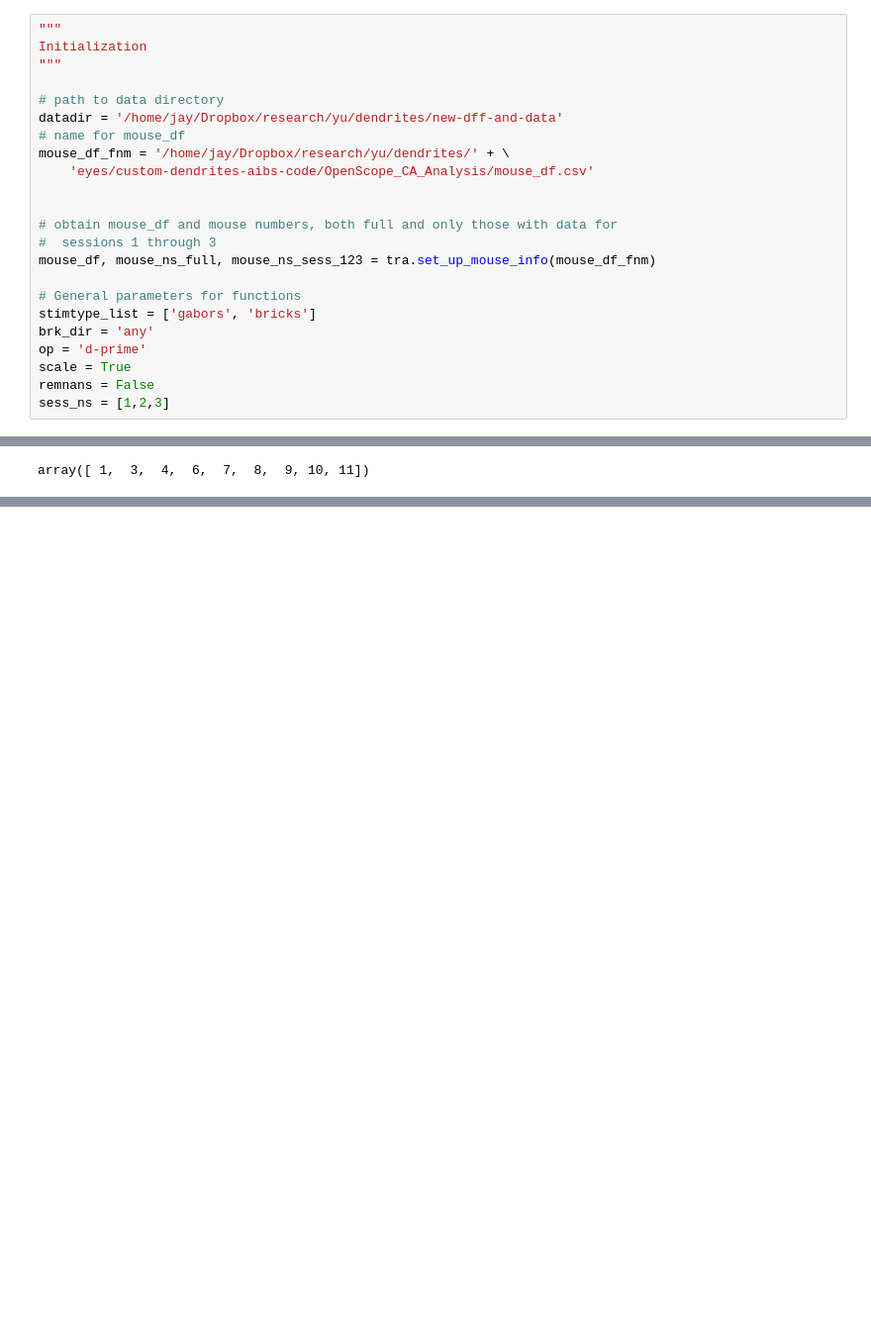
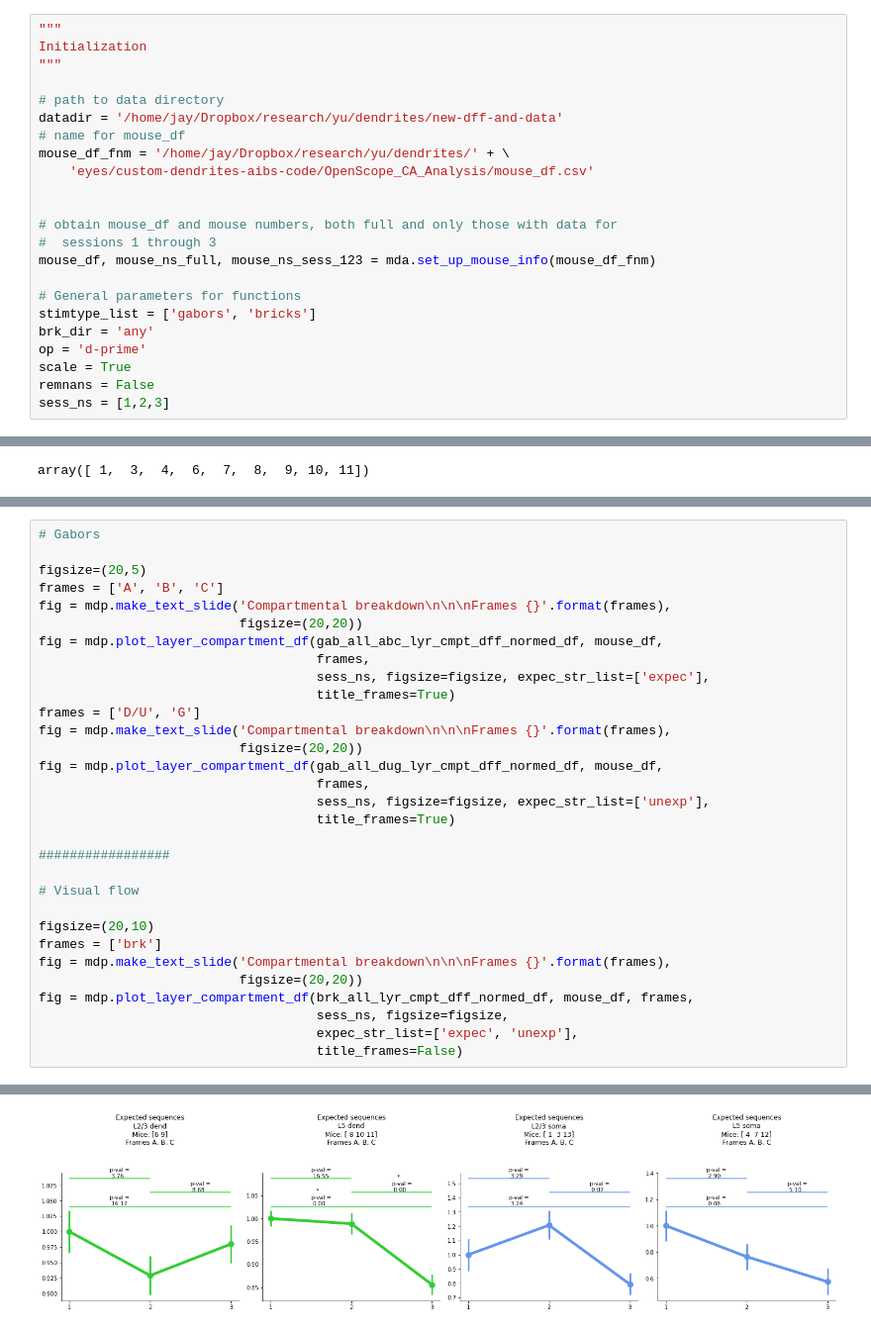
Before and after one commit to colleenjg/OpenScope_CA_Analysis, a Jupyter notebook: analysis/jp/notebooks/mean-dff-changes-over-days--generate-and-plot-data.ipynb, the cells around one changed output, grey strips where cells are left out. Shown at 99% size. Cells and saved outputs as stored; diff of their text form; blank space fills up the shorter version.

Commit message:
Updated 'mean-dff-changes-over-days--generate-and-plot-data.ipynb' to correct, up-to-date version.

```diff
--- a/analysis/jp/notebooks/mean-dff-changes-over-days--generate-and-plot-data.ipynb
+++ b/analysis/jp/notebooks/mean-dff-changes-over-days--generate-and-plot-data.ipynb
@@ -53,7 +36,7 @@ mouse_df_fnm = '/home/jay/Dropbox/research/yu/dendrites/' + \
 
 # obtain mouse_df and mouse numbers, both full and only those with data for
 #  sessions 1 through 3
-mouse_df, mouse_ns_full, mouse_ns_sess_123 = tra.set_up_mouse_info(mouse_df_fnm)
+mouse_df, mouse_ns_full, mouse_ns_sess_123 = mda.set_up_mouse_info(mouse_df_fnm)
 
 # General parameters for functions
 stimtype_list = ['gabors', 'bricks']
@@ -2131,0 +250,32 @@ def subplot_layer_compartment(ax, layer, compartment, which_sessns, mouse_ns,
+# %%
+# Gabors
+
+figsize=(20,5)
+frames = ['A', 'B', 'C']
+fig = mdp.make_text_slide('Compartmental breakdown\n\n\nFrames {}'.format(frames),
+                          figsize=(20,20))
+fig = mdp.plot_layer_compartment_df(gab_all_abc_lyr_cmpt_dff_normed_df, mouse_df,
+                                    frames,
+                                    sess_ns, figsize=figsize, expec_str_list=['expec'],
+                                    title_frames=True)
+frames = ['D/U', 'G']
+fig = mdp.make_text_slide('Compartmental breakdown\n\n\nFrames {}'.format(frames),
+                          figsize=(20,20))
+fig = mdp.plot_layer_compartment_df(gab_all_dug_lyr_cmpt_dff_normed_df, mouse_df,
+                                    frames,
+                                    sess_ns, figsize=figsize, expec_str_list=['unexp'],
+                                    title_frames=True)
+
+#################
+
+# Visual flow
+
+figsize=(20,10)
+frames = ['brk']
+fig = mdp.make_text_slide('Compartmental breakdown\n\n\nFrames {}'.format(frames),
+                          figsize=(20,20))
+fig = mdp.plot_layer_compartment_df(brk_all_lyr_cmpt_dff_normed_df, mouse_df, frames,
+                                    sess_ns, figsize=figsize,
+                                    expec_str_list=['expec', 'unexp'],
+                                    title_frames=False)
+# %% [output]
@@ -2131,0 +299 @@ def subplot_layer_compartment(ax, layer, compartment, which_sessns, mouse_ns,
+[figure, added]
```
Also changed, not shown: parts of 78 cells of this notebook.
